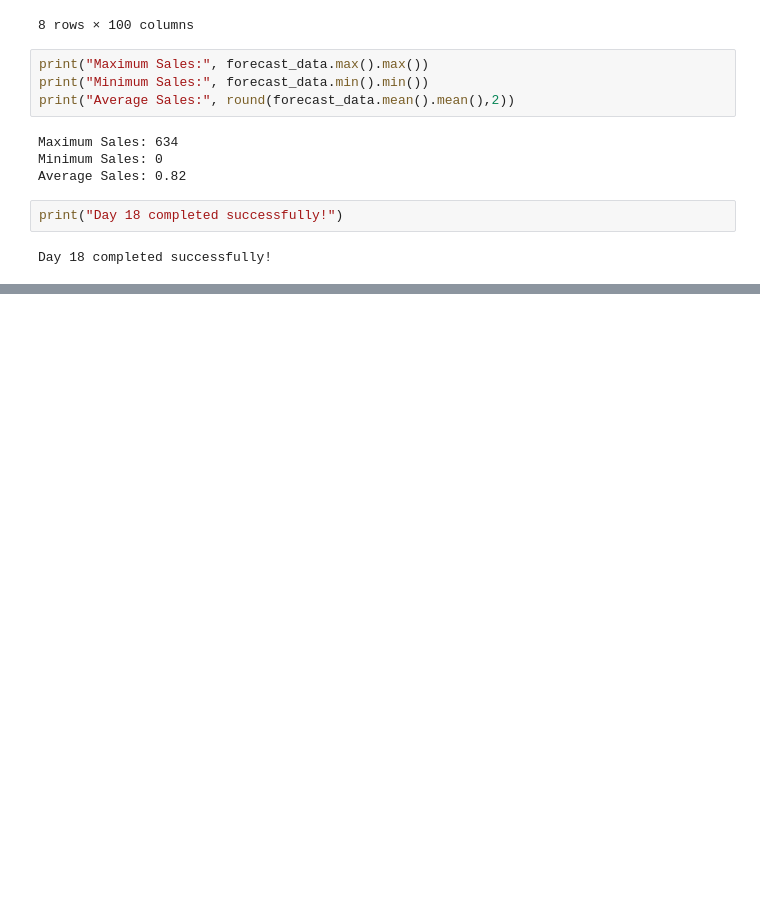
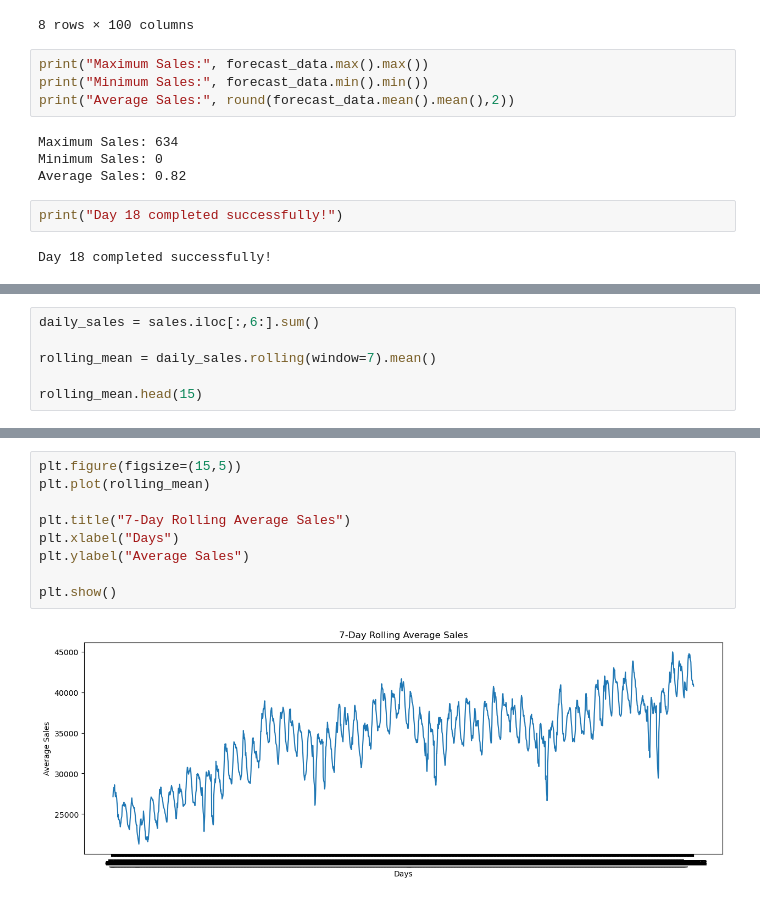
Before and after one commit to PoojaManjunath17/Retail-Demand-Forecasting, a Jupyter notebook: notebooks/Week1_Day1-Copy1.ipynb, the cells around one changed output, grey strips where cells are left out. Drawn from its saved outputs; the diff is of its cells as text; blank space fills up the shorter version.

Commit message:
Week 3 Day 19 - Added rolling average analysis

```diff
--- a/notebooks/Week1_Day1-Copy1.ipynb
+++ b/notebooks/Week1_Day1-Copy1.ipynb
@@ -1277,0 +1281,6 @@ Day 18 completed successfully!
+# %%
+daily_sales = sales.iloc[:,6:].sum()
+
+rolling_mean = daily_sales.rolling(window=7).mean()
+
+rolling_mean.head(15)
@@ -1277,0 +1304,11 @@ Day 18 completed successfully!
+# %%
+plt.figure(figsize=(15,5))
+plt.plot(rolling_mean)
+
+plt.title("7-Day Rolling Average Sales")
+plt.xlabel("Days")
+plt.ylabel("Average Sales")
+
+plt.show()
+# %% [output]
+[figure, added]
```
Also changed, not shown: parts of 2 cells of this notebook.
